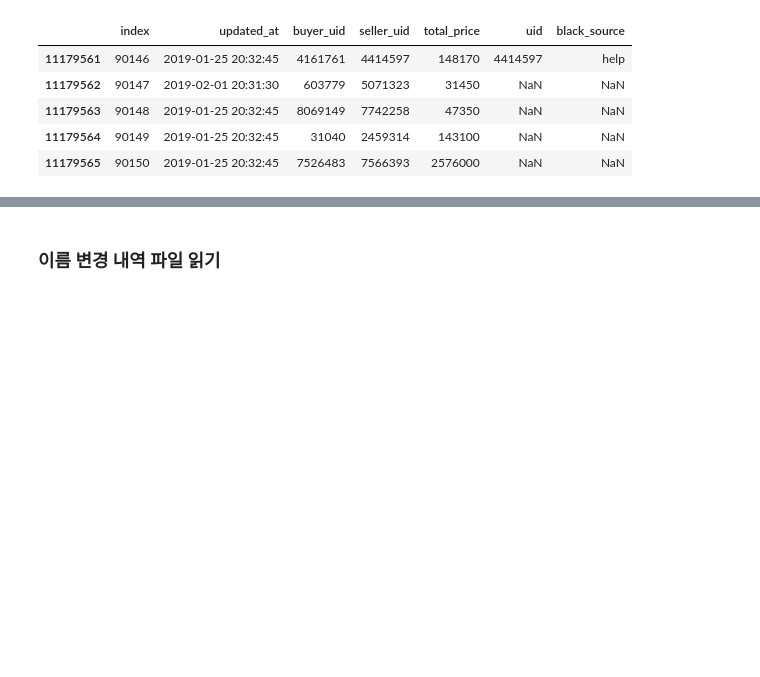
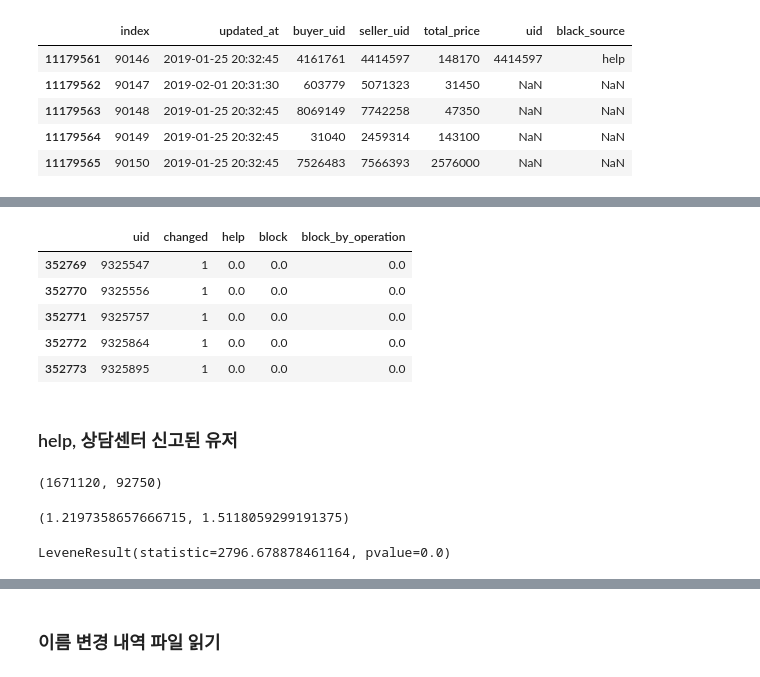
Before and after one commit to kiyoja07/python-bunjang, a Jupyter notebook: data-analysis/jupyter/fraud_find_variables.ipynb, the cells around one changed output, grey strips where cells are left out. Drawn from its saved outputs; the diff is of its cells as text; code cells hidden in the pictures; blank space fills up the shorter version.

```diff
--- a/data-analysis/jupyter/fraud_find_variables.ipynb
+++ b/data-analysis/jupyter/fraud_find_variables.ipynb
@@ -189,0 +376,5 @@ transaction_black.tail()
+# %%
+read_path = '../csv/changed_phone_raw.csv'
+fraud_phone_raw = pd.read_csv(read_path)
+
+fraud_phone_raw.tail()
@@ -189,0 +388,7 @@ transaction_black.tail()
+# %%
+fraud_phone = fraud_phone_raw.groupby(['uid'], as_index=False).agg({'date': 'count'})
+
+fraud_phone = fraud_phone.rename(columns={'date': 'changed'})
+fraud_phone['uid'] = fraud_phone['uid'].astype(str)
+
+fraud_phone.tail()
@@ -189,0 +402,15 @@ transaction_black.tail()
+# %%
+fraud_phone_uid = pd.merge(fraud_phone, fraud_uid, on=['uid'], how='left')
+
+fraud_phone_uid = fraud_phone_uid.drop(['black_source'], axis=1).fillna(0)
+
+fraud_phone_uid.tail()
+# %% [output]
+|  | uid | changed | help | block | block_by_operation |
+| 352769 | 9325547 | 1 | 0.0 | 0.0 | 0.0 |
+| 352770 | 9325556 | 1 | 0.0 | 0.0 | 0.0 |
+| 352771 | 9325757 | 1 | 0.0 | 0.0 | 0.0 |
+| 352772 | 9325864 | 1 | 0.0 | 0.0 | 0.0 |
+| 352773 | 9325895 | 1 | 0.0 | 0.0 | 0.0 |
+# %% [markdown]
+### help, 상담센터 신고된 유저
@@ -189,0 +420,17 @@ transaction_black.tail()
+# %%
+# 샘플 수 비교
+np.size(fraud_phone_uid_normal), np.size(fraud_phone_uid_black)
+# %% [output]
+(1671120, 92750)
+# %%
+# 평균 비교
+np.mean(fraud_phone_uid_normal['changed']), np.mean(fraud_phone_uid_black['changed'])
+# %% [output]
+(1.2197358657666715, 1.5118059299191375)
+# %%
+# 등분산 검정
+leveneTest = stats.levene(fraud_phone_uid_normal['changed'], fraud_phone_uid_black['changed'])
+
+leveneTest
+# %% [output]
+LeveneResult(statistic=2796.678878461164, pvalue=0.0)
```
Also changed, not shown: parts of 85 cells of this notebook, 4 other files.
